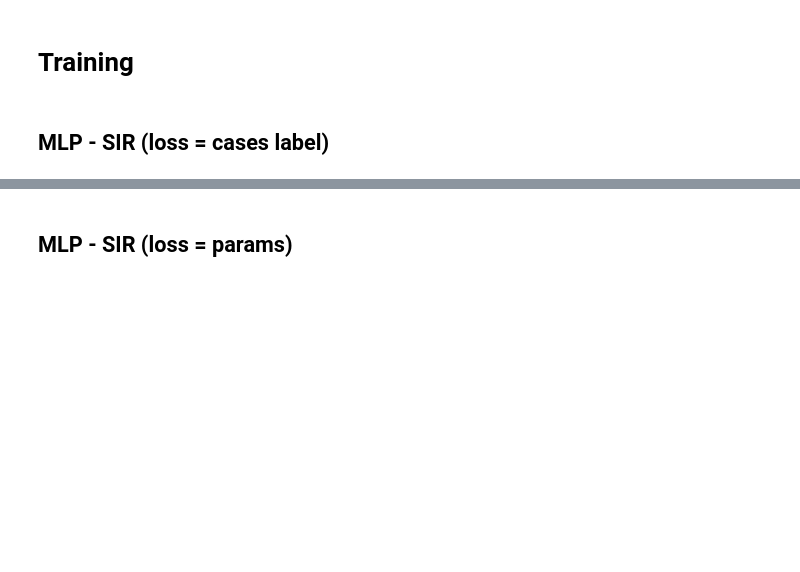
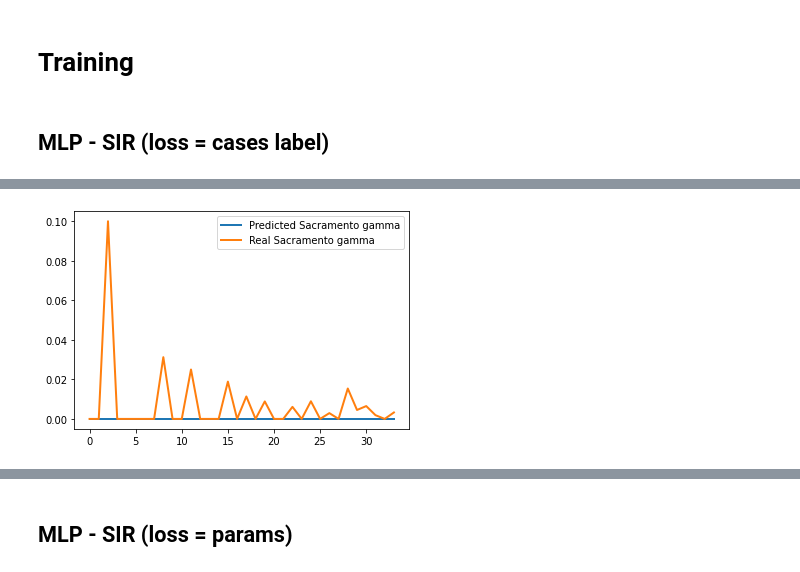
Before and after one commit to yiguanz/epidemic, a Jupyter notebook: covid19-severity-prediction/R0.ipynb, the cells around one changed output, grey strips where cells are left out. Saved outputs shown, nothing was run; the diff lists cells and outputs as text; code cells hidden in the pictures; blank space fills up the shorter version.

```diff
--- a/covid19-severity-prediction/R0.ipynb
+++ b/covid19-severity-prediction/R0.ipynb
@@ -438,0 +438,38 @@ KeyboardInterrupt:
+# %%
+with th.no_grad():
+    R0_NYC = []
+    R0_Sacramento = []
+    gamma_NYC = []
+    beta_NYC = []
+    gamma_Sacramento = []
+    beta_Sacramento = []
+    train_vals = []
+    death_vals = []
+    for idx in range(len(train_past_cases_1d)):
+        labels = train_labels_cases_1d[idx]
+        batch = th.cat([train_past_cases_1d[idx], attrs], dim=1)
+        th.manual_seed(1)
+        vals = mlp_sir(batch)
+        gamma_NYC.append(vals[4][0])
+        gamma_Sacramento.append(vals[202][0])
+        beta_NYC.append(vals[4][1])
+        beta_Sacramento.append(vals[202][1])
+        R_NYC_div = th.div(vals[4][1],vals[4][0])
+        R_Sacramento_div = th.div(vals[202][1],vals[202][0])
+        R0_NYC.append(R_NYC_div)
+        R0_Sacramento.append(R_Sacramento_div)
+        I = train_past_cases_1d[idx][:,-1].view(3142,1)
+        D = train_past_deaths_1d[idx][:,-1].view(3142,1)
+        I_new, D_new = sir_1d_output(vals, I, D)
+        train_vals.append(I_new)
+        death_vals.append(D_new)
+# %%
+x = range(len(R0_Sacramento))
+y1 = gamma_Sacramento
+y2 = gamma_lst[202][:34]
+plt.plot(x, y1, ls="-", lw=2, label="Predicted Sacramento gamma")
+plt.plot(x, y2, ls="-", lw=2, label="Real Sacramento gamma")
+plt.legend()
+plt.show()
+# %% [output]
+[figure, added]
```
Also changed, not shown: parts of 4 cells of this notebook.
